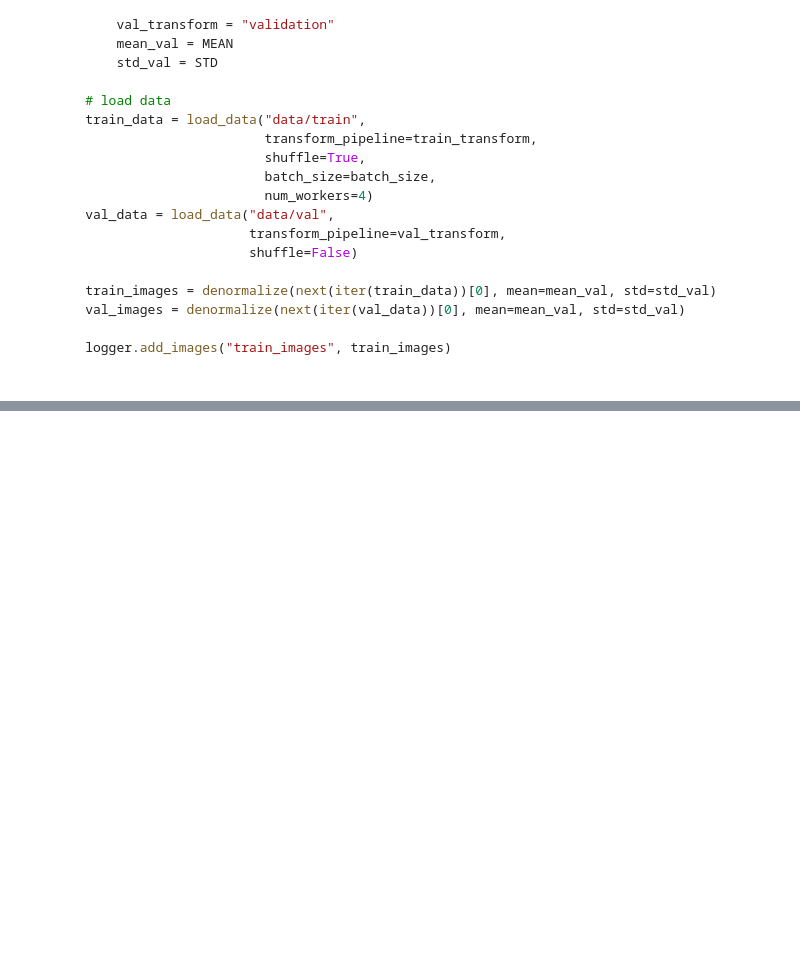
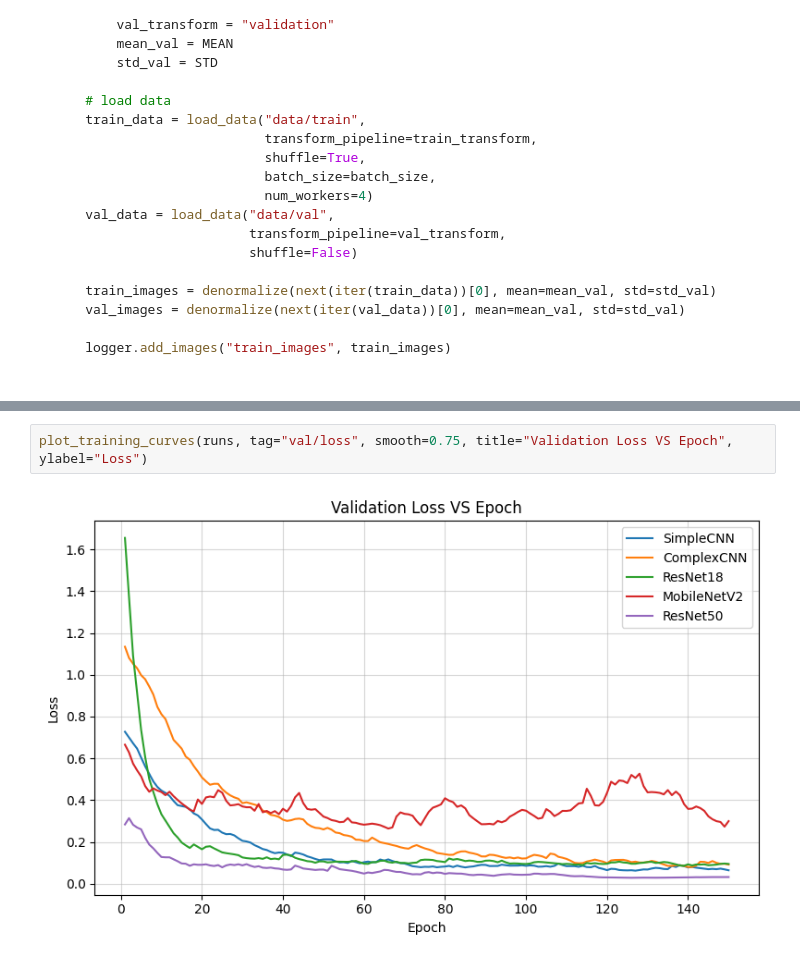
Before and after one commit to JsteinerDataEngineer/brain_tumor_identification, a Jupyter notebook: notebooks/brain_tumor_identification.ipynb, the cells around one changed output, grey strips where cells are left out. Cells and saved outputs as stored; diff of their text form; blank space fills up the shorter version.

```diff
--- a/notebooks/brain_tumor_identification.ipynb
+++ b/notebooks/brain_tumor_identification.ipynb
@@ -887,0 +947,4 @@ plt.show()
+# %%
+plot_training_curves(runs, tag="val/loss", smooth=0.75, title="Validation Loss VS Epoch", ylabel="Loss")
+# %% [output]
+[figure, added]
```
Also changed, not shown: parts of 19 cells of this notebook.
